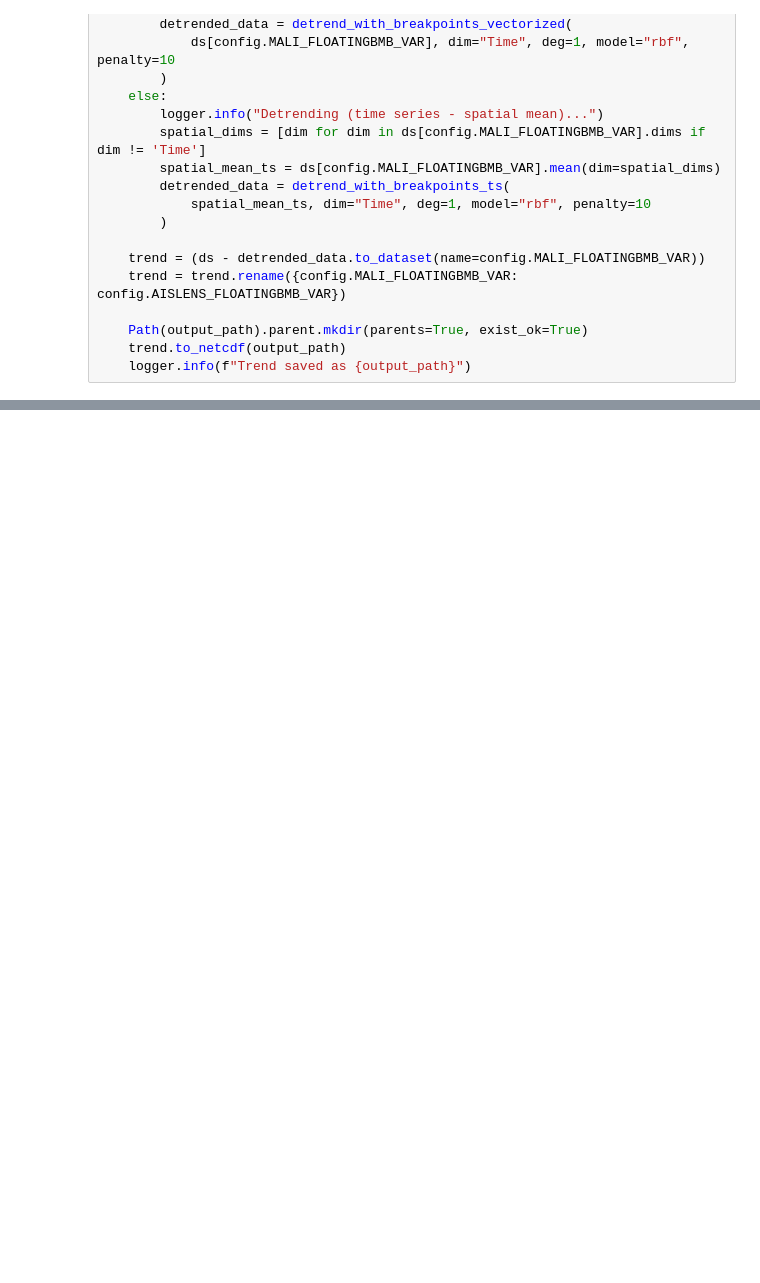
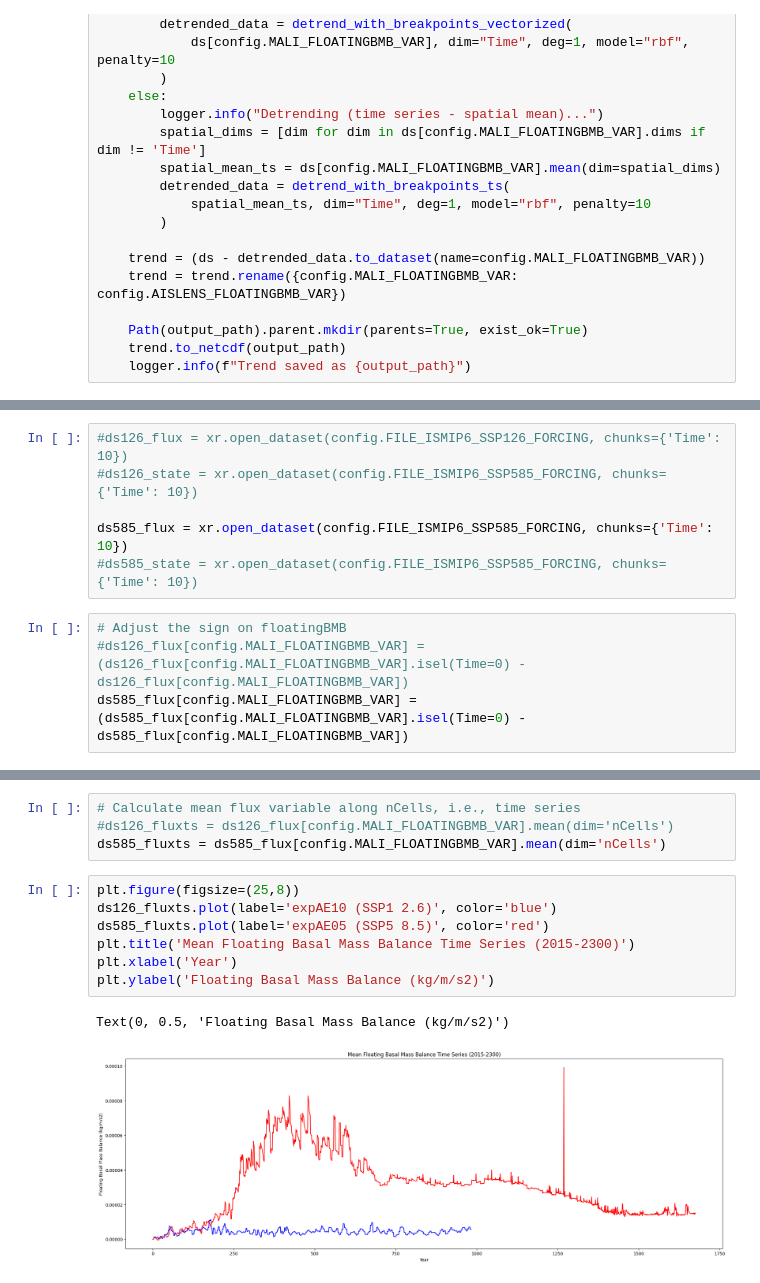
Before and after one commit to mshiv/AISLENS, a Jupyter notebook: notebooks/MALI-ISMIP6-SSP-Forcing-Trend-Generation.ipynb, the cells around one changed output, grey strips where cells are left out. Cells and saved outputs as stored; diff of their text form; blank space fills up the shorter version.

Commit message:
Add script to merge bmb and zdraft variables (including time interp prior to trend extraction)

```diff
--- a/notebooks/MALI-ISMIP6-SSP-Forcing-Trend-Generation.ipynb
+++ b/notebooks/MALI-ISMIP6-SSP-Forcing-Trend-Generation.ipynb
@@ -63,0 +69,10 @@ def detrend_forcing(forcing_file_path, output_path, method='vectorized'):
+# %%
+#ds126_flux = xr.open_dataset(config.FILE_ISMIP6_SSP126_FORCING, chunks={'Time': 10})
+#ds126_state = xr.open_dataset(config.FILE_ISMIP6_SSP585_FORCING, chunks={'Time': 10})
+
+ds585_flux = xr.open_dataset(config.FILE_ISMIP6_SSP585_FORCING, chunks={'Time': 10})
+#ds585_state = xr.open_dataset(config.FILE_ISMIP6_SSP585_FORCING, chunks={'Time': 10})
+# %%
+# Adjust the sign on floatingBMB
+#ds126_flux[config.MALI_FLOATINGBMB_VAR] = (ds126_flux[config.MALI_FLOATINGBMB_VAR].isel(Time=0) - ds126_flux[config.MALI_FLOATINGBMB_VAR])
+ds585_flux[config.MALI_FLOATINGBMB_VAR] = (ds585_flux[config.MALI_FLOATINGBMB_VAR].isel(Time=0) - ds585_flux[config.MALI_FLOATINGBMB_VAR])
@@ -63,0 +106,14 @@ def detrend_forcing(forcing_file_path, output_path, method='vectorized'):
+# %%
+# Calculate mean flux variable along nCells, i.e., time series
+#ds126_fluxts = ds126_flux[config.MALI_FLOATINGBMB_VAR].mean(dim='nCells')
+ds585_fluxts = ds585_flux[config.MALI_FLOATINGBMB_VAR].mean(dim='nCells')
+# %%
+plt.figure(figsize=(25,8))
+ds126_fluxts.plot(label='expAE10 (SSP1 2.6)', color='blue')
+ds585_fluxts.plot(label='expAE05 (SSP5 8.5)', color='red')
+plt.title('Mean Floating Basal Mass Balance Time Series (2015-2300)')
+plt.xlabel('Year')
+plt.ylabel('Floating Basal Mass Balance (kg/m/s2)')
+# %% [output]
+Text(0, 0.5, 'Floating Basal Mass Balance (kg/m/s2)')
+[figure, added]
```
Also changed, not shown: parts of 20 cells of this notebook, 3 other files.
